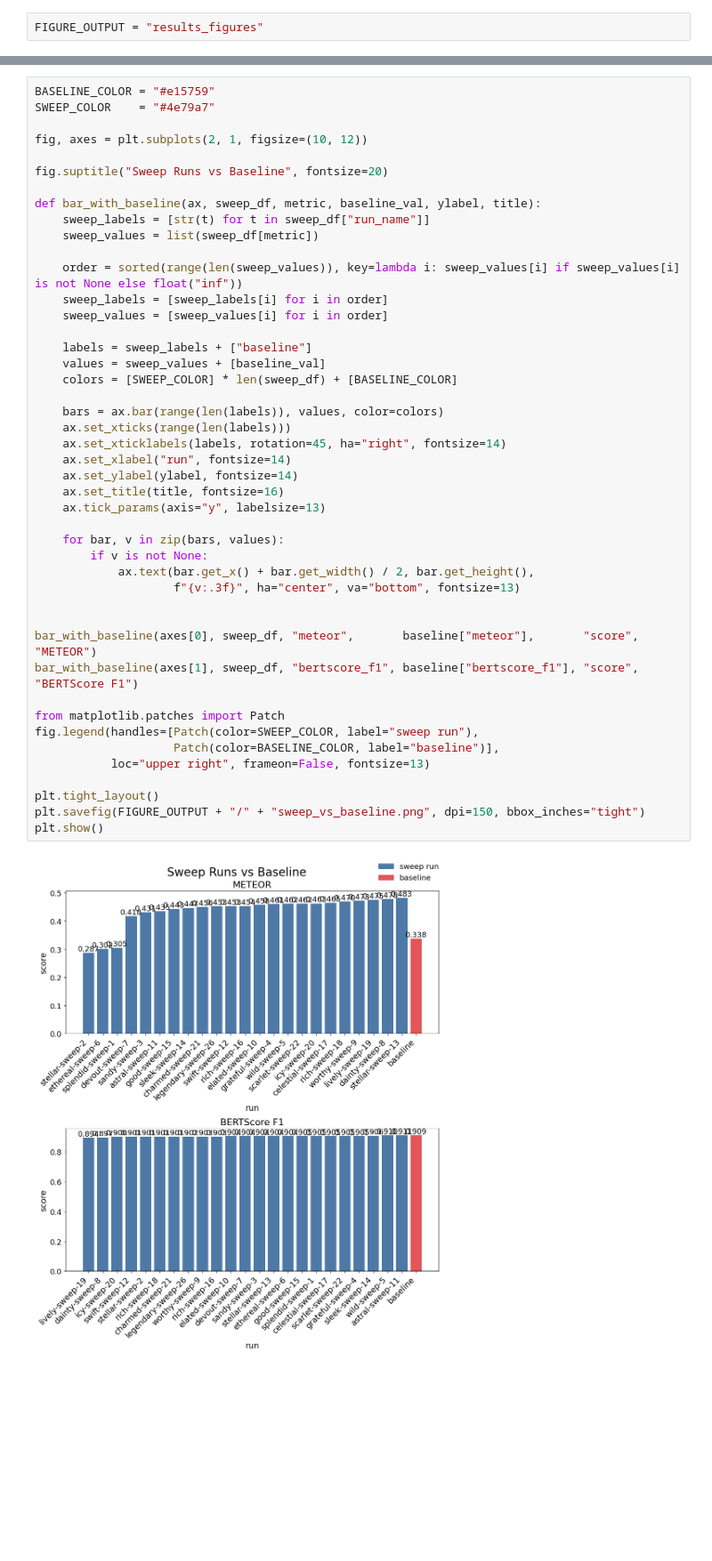
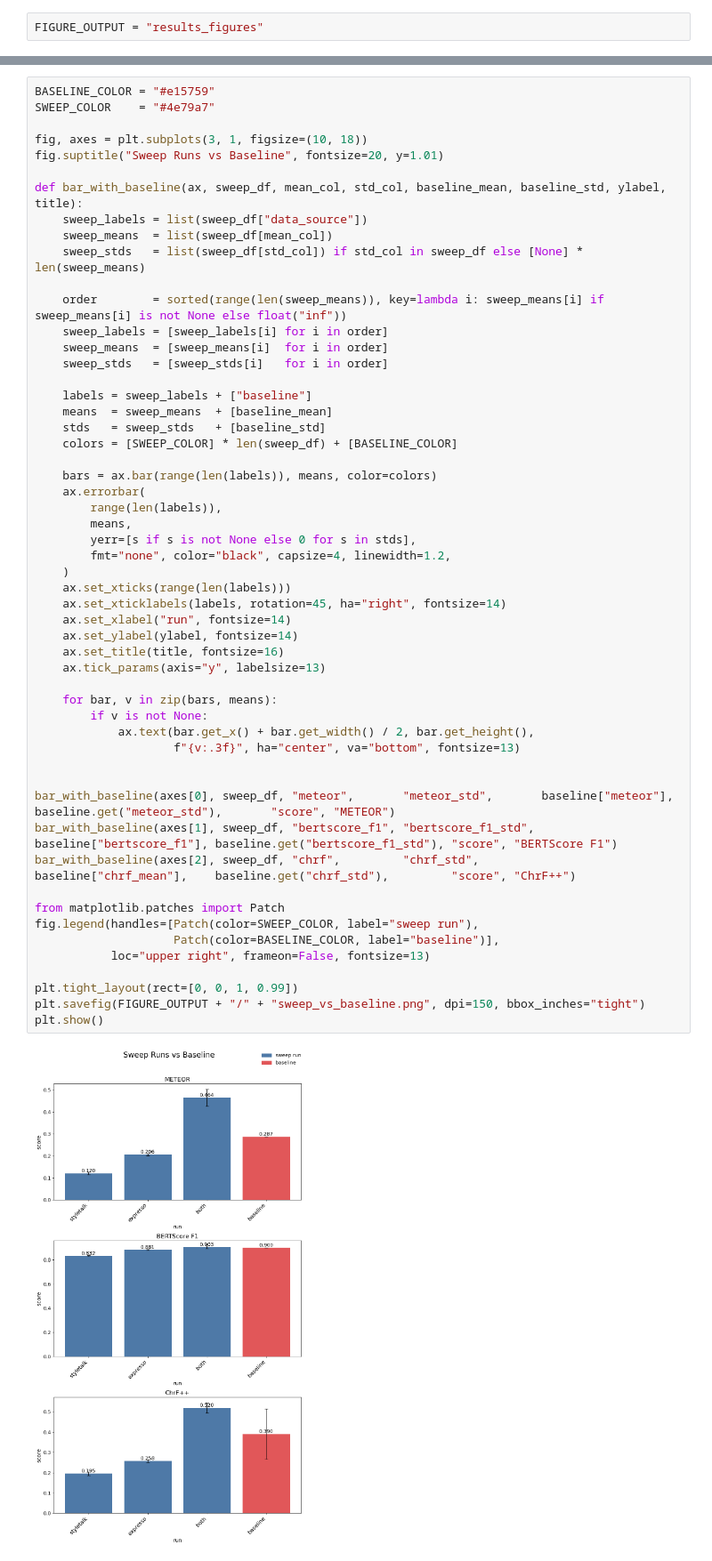
Before and after one commit to JackMclaughlin424/ms-capstone-TTS-natlang-styleprompts, a Jupyter notebook: src/style-prompt-generator/training_notebooks/results_visual.ipynb, the cells around one changed output, grey strips where cells are left out. Shown at 89% size. Drawn from its saved outputs; the diff is of its cells as text; blank space fills up the shorter version.

```diff
--- a/src/style-prompt-generator/training_notebooks/results_visual.ipynb
+++ b/src/style-prompt-generator/training_notebooks/results_visual.ipynb
@@ -114,49 +117,58 @@ METEOR: 0.3381
 BASELINE_COLOR = "#e15759"
 SWEEP_COLOR    = "#4e79a7"
 
-fig, axes = plt.subplots(2, 1, figsize=(10, 12))
+fig, axes = plt.subplots(3, 1, figsize=(10, 18))
+fig.suptitle("Sweep Runs vs Baseline", fontsize=20, y=1.01)
 
-fig.suptitle("Sweep Runs vs Baseline", fontsize=20)
+def bar_with_baseline(ax, sweep_df, mean_col, std_col, baseline_mean, baseline_std, ylabel, title):
+    sweep_labels = list(sweep_df["data_source"])
+    sweep_means  = list(sweep_df[mean_col])
+    sweep_stds   = list(sweep_df[std_col]) if std_col in sweep_df else [None] * len(sweep_means)
 
-def bar_with_baseline(ax, sweep_df, metric, baseline_val, ylabel, title):
-    sweep_labels = [str(t) for t in sweep_df["run_name"]]
-    sweep_values = list(sweep_df[metric])
-
-    order = sorted(range(len(sweep_values)), key=lambda i: sweep_values[i] if sweep_values[i] is not None else float("inf"))
+    order        = sorted(range(len(sweep_means)), key=lambda i: sweep_means[i] if sweep_means[i] is not None else float("inf"))
     sweep_labels = [sweep_labels[i] for i in order]
-    sweep_values = [sweep_values[i] for i in order]
+    sweep_means  = [sweep_means[i]  for i in order]
+    sweep_stds   = [sweep_stds[i]   for i in order]
 
     labels = sweep_labels + ["baseline"]
-    values = sweep_values + [baseline_val]
+    means  = sweep_means  + [baseline_mean]
+    stds   = sweep_stds   + [baseline_std]
     colors = [SWEEP_COLOR] * len(sweep_df) + [BASELINE_COLOR]
 
-    bars = ax.bar(range(len(labels)), values, color=colors)
+    bars = ax.bar(range(len(labels)), means, color=colors)
+    ax.errorbar(
+        range(len(labels)),
+        means,
+        yerr=[s if s is not None else 0 for s in stds],
+        fmt="none", color="black", capsize=4, linewidth=1.2,
+    )
     ax.set_xticks(range(len(labels)))
     ax.set_xticklabels(labels, rotation=45, ha="right", fontsize=14)
     ax.set_xlabel("run", fontsize=14)
     ax.set_ylabel(ylabel, fontsize=14)
     ax.set_title(title, fontsize=16)
     ax.tick_params(axis="y", labelsize=13)
 
-    for bar, v in zip(bars, values):
+    for bar, v in zip(bars, means):
         if v is not None:
             ax.text(bar.get_x() + bar.get_width() / 2, bar.get_height(),
                     f"{v:.3f}", ha="center", va="bottom", fontsize=13)
 
 
-bar_with_baseline(axes[0], sweep_df, "meteor",       baseline["meteor"],       "score", "METEOR")
-bar_with_baseline(axes[1], sweep_df, "bertscore_f1", baseline["bertscore_f1"], "score", "BERTScore F1")
+bar_with_baseline(axes[0], sweep_df, "meteor",       "meteor_std",       baseline["meteor"],       baseline.get("meteor_std"),       "score", "METEOR")
+bar_with_baseline(axes[1], sweep_df, "bertscore_f1", "bertscore_f1_std", baseline["bertscore_f1"], baseline.get("bertscore_f1_std"), "score", "BERTScore F1")
+bar_with_baseline(axes[2], sweep_df, "chrf",         "chrf_std",         baseline["chrf_mean"],    baseline.get("chrf_std"),         "score", "ChrF++")
 
 from matplotlib.patches import Patch
 fig.legend(handles=[Patch(color=SWEEP_COLOR, label="sweep run"),
                     Patch(color=BASELINE_COLOR, label="baseline")],
            loc="upper right", frameon=False, fontsize=13)
 
-plt.tight_layout()
+plt.tight_layout(rect=[0, 0, 1, 0.99])
 plt.savefig(FIGURE_OUTPUT + "/" + "sweep_vs_baseline.png", dpi=150, bbox_inches="tight")
 plt.show()
 # %% [output]
-[figure, old version]
+[figure, new version]
 # %%
 import numpy as np
 
```
Also changed, not shown: parts of 5 cells of this notebook, 1 other file.
